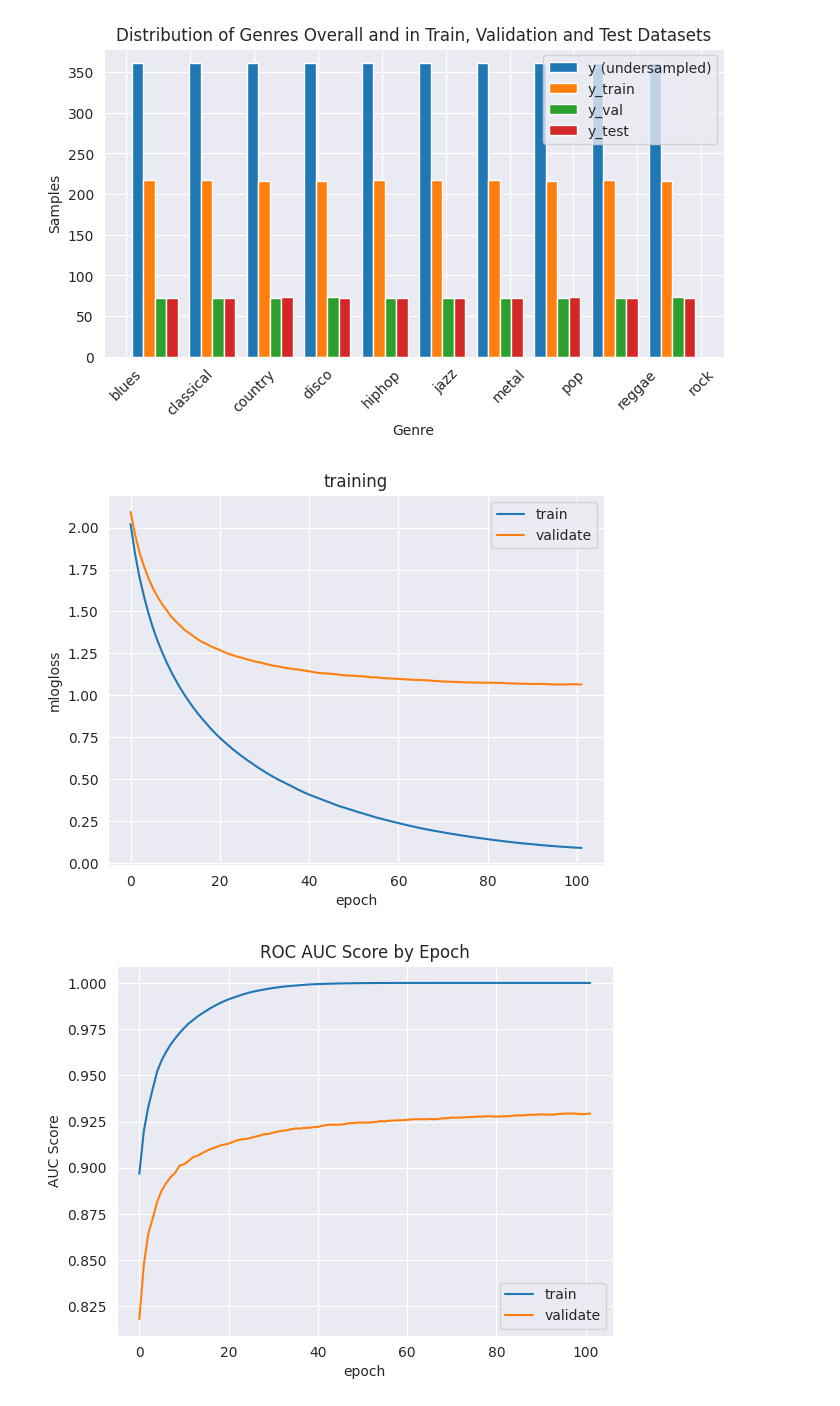
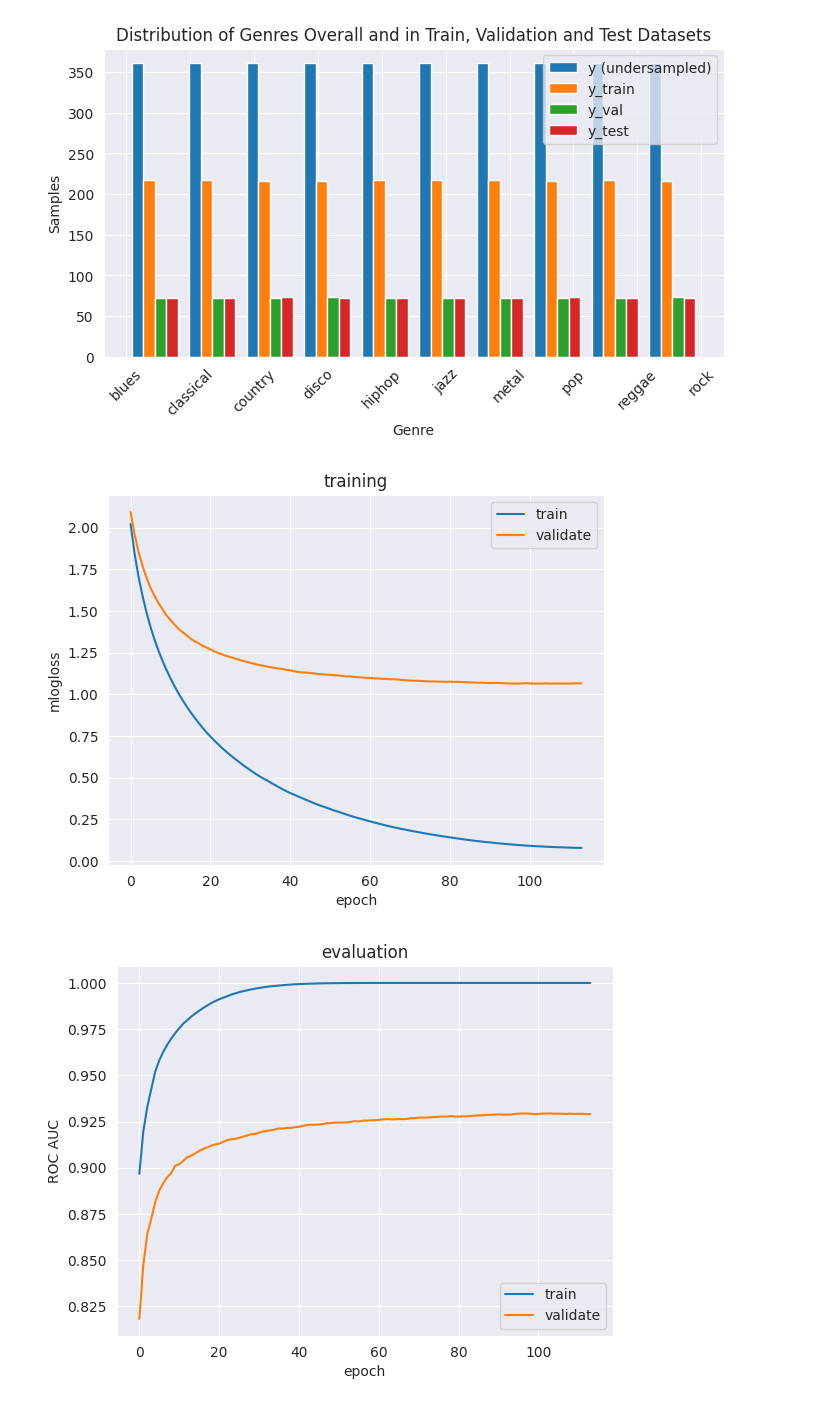
Before and after one commit to RERobbins/mids_w207_music_genre, a Jupyter notebook: member_workspaces/rich/xgboost_with_pop.ipynb, the cells around one changed output. Drawn from its saved outputs; the diff is of its cells as text; code cells hidden in the pictures.

```diff
--- a/member_workspaces/rich/xgboost_with_pop.ipynb
+++ b/member_workspaces/rich/xgboost_with_pop.ipynb
@@ -67,7 +67,7 @@ classifier = XGBClassifier(
     sampling_method="gradient_based",
     objective="multi:softprob",
     eval_metric=["mlogloss", "auc"],
-    early_stopping_rounds=5,
+    early_stopping_rounds=10,
     seed=1962,
 )
 
@@ -113,14 +113,14 @@ plt.ylabel('mlogloss')
 plt.legend()
 plt.show()
 # %% [output]
-[figure, old version]
+[figure, new version]
 # %%
 plt.plot(train_results['auc'], label='train')
 plt.plot(validation_results['auc'], label='validate')
-plt.title('ROC AUC Score by Epoch')
+plt.title('evaluation')
 plt.xlabel('epoch')
-plt.ylabel('AUC Score')
+plt.ylabel('ROC AUC')
 plt.legend()
 plt.show()
 # %% [output]
-[figure, old version]
+[figure, new version]
```
Also changed, not shown: parts of 6 cells of this notebook, 2 other files.
